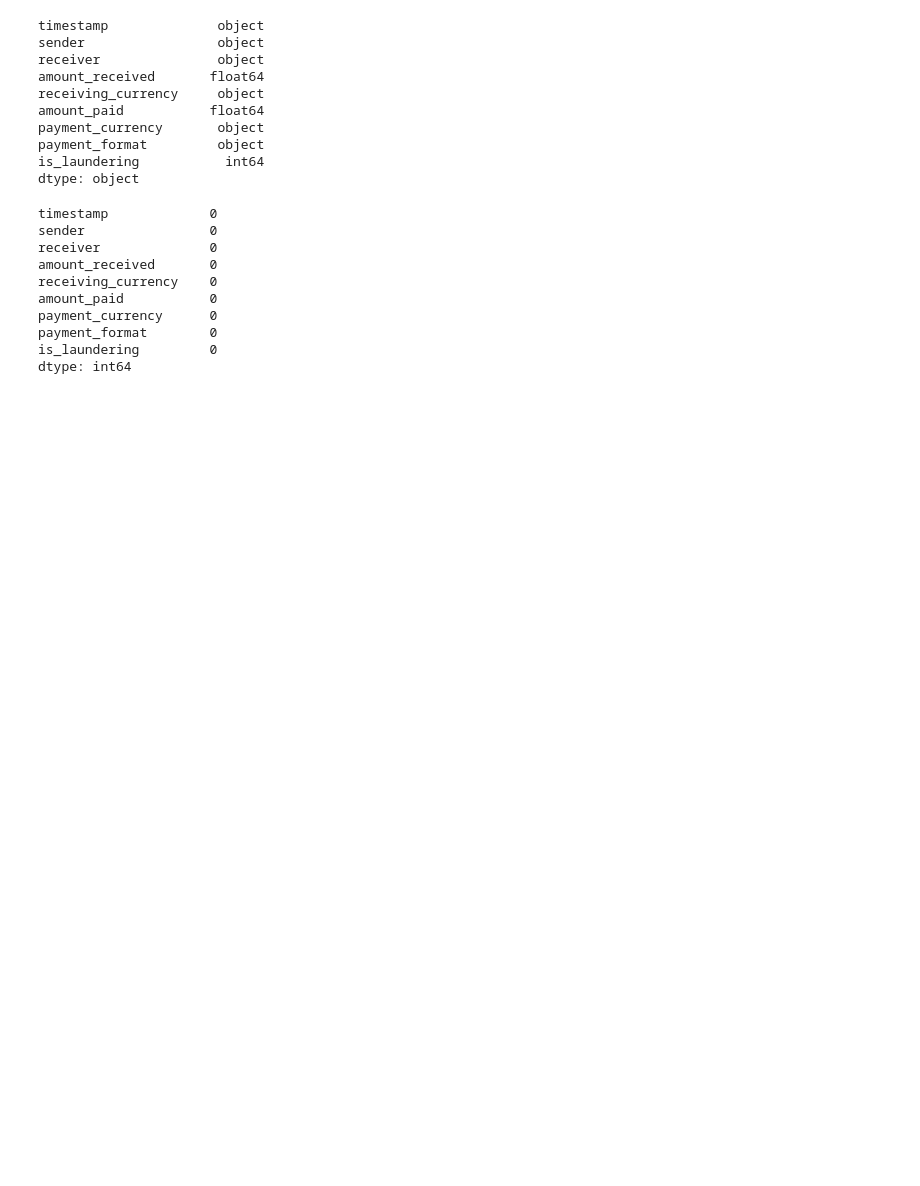
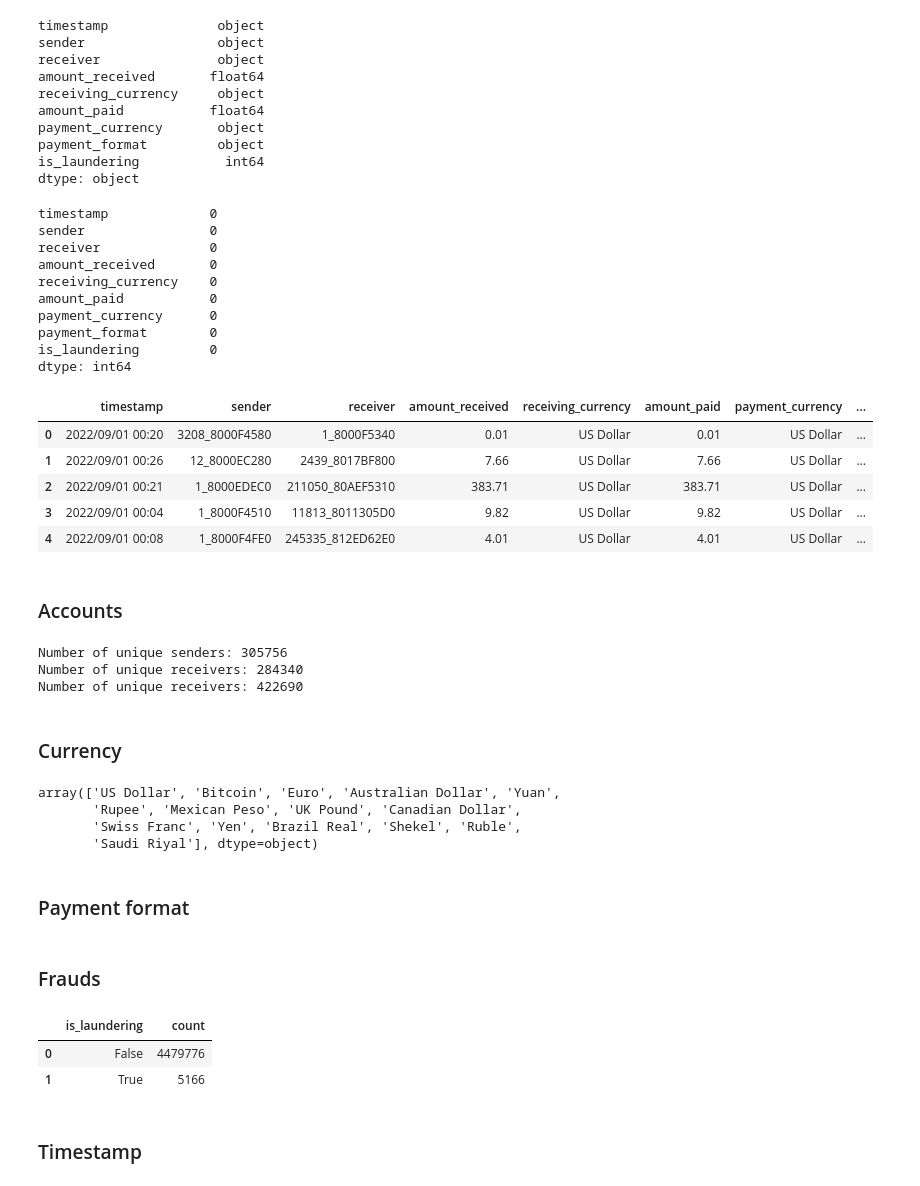
Before and after one commit to fernandocfbf/anti-money-laundering-analysis, a Jupyter notebook: machine_learning_model.ipynb, the cells around one changed output. Cells and saved outputs as stored; diff of their text form; code cells hidden in the pictures; blank space fills up the shorter version.

```diff
--- a/machine_learning_model.ipynb
+++ b/machine_learning_model.ipynb
@@ -35,3 +85,14 @@ payment_currency      0
 payment_format        0
 is_laundering         0
 dtype: int64
+# %%
+df.head()
+# %% [output]
+|  | timestamp | sender | receiver | amount_received | receiving_currency | amount_paid | payment_currency | ... |
+| 0 | 2022/09/01 00:20 | 3208_8000F4580 | 1_8000F5340 | 0.01 | US Dollar | 0.01 | US Dollar | ... |
+| 1 | 2022/09/01 00:26 | 12_8000EC280 | 2439_8017BF800 | 7.66 | US Dollar | 7.66 | US Dollar | ... |
+| 2 | 2022/09/01 00:21 | 1_8000EDEC0 | 211050_80AEF5310 | 383.71 | US Dollar | 383.71 | US Dollar | ... |
+| 3 | 2022/09/01 00:04 | 1_8000F4510 | 11813_8011305D0 | 9.82 | US Dollar | 9.82 | US Dollar | ... |
+| 4 | 2022/09/01 00:08 | 1_8000F4FE0 | 245335_812ED62E0 | 4.01 | US Dollar | 4.01 | US Dollar | ... |
+# %% [markdown]
+### Accounts
@@ -37,0 +103,17 @@ dtype: int64
+# %%
+print(f"Number of unique senders: {len(senders)}")
+print(f"Number of unique receivers: {len(receivers)}")
+print(f"Number of unique receivers: {len(all_customers)}")
+# %% [output]
+Number of unique senders: 305756
+Number of unique receivers: 284340
+Number of unique receivers: 422690
+# %% [markdown]
+### Currency
+# %%
+df["payment_currency"].unique()
+# %% [output]
+array(['US Dollar', 'Bitcoin', 'Euro', 'Australian Dollar', 'Yuan',
+       'Rupee', 'Mexican Peso', 'UK Pound', 'Canadian Dollar',
+       'Swiss Franc', 'Yen', 'Brazil Real', 'Shekel', 'Ruble',
+       'Saudi Riyal'], dtype=object)
@@ -37,0 +129,2 @@ dtype: int64
+# %% [markdown]
+### Payment format
@@ -37,0 +140,2 @@ dtype: int64
+# %% [markdown]
+### Frauds
@@ -37,0 +145,6 @@ dtype: int64
+# %%
+frauds_count
+# %% [output]
+|  | is_laundering | count |
+| 0 | False | 4479776 |
+| 1 | True | 5166 |
@@ -37,0 +159,2 @@ dtype: int64
+# %% [markdown]
+### Timestamp
```
Also changed, not shown: parts of 48 cells of this notebook, 6 other files.
